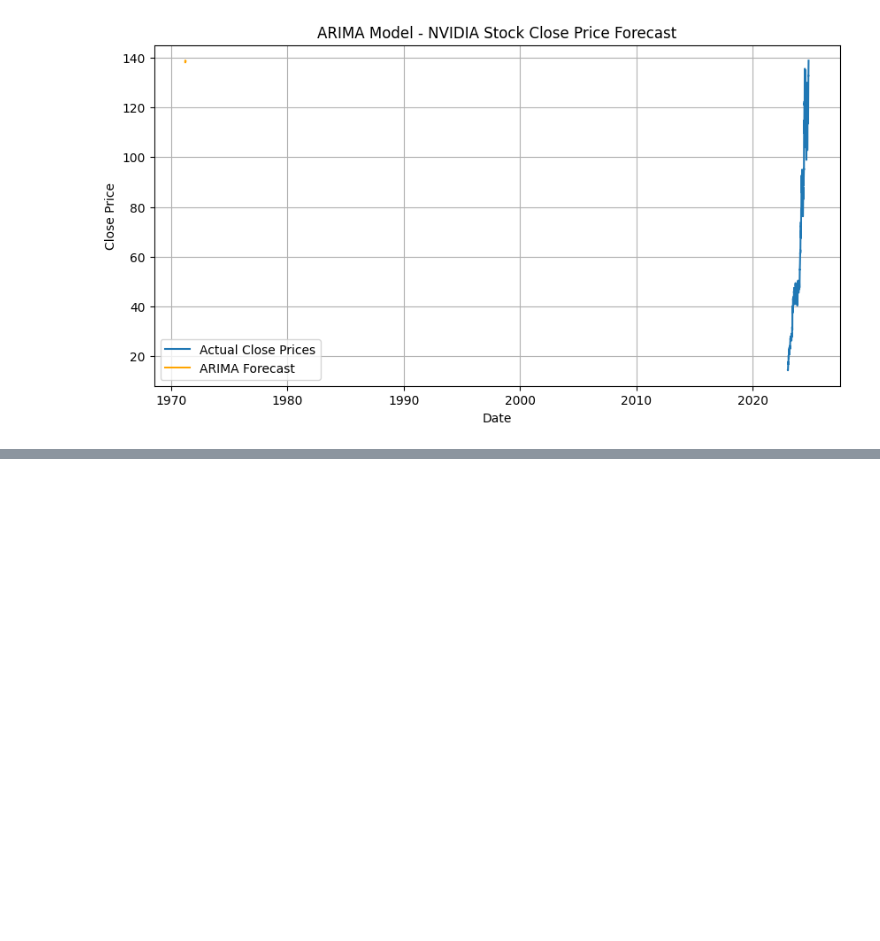
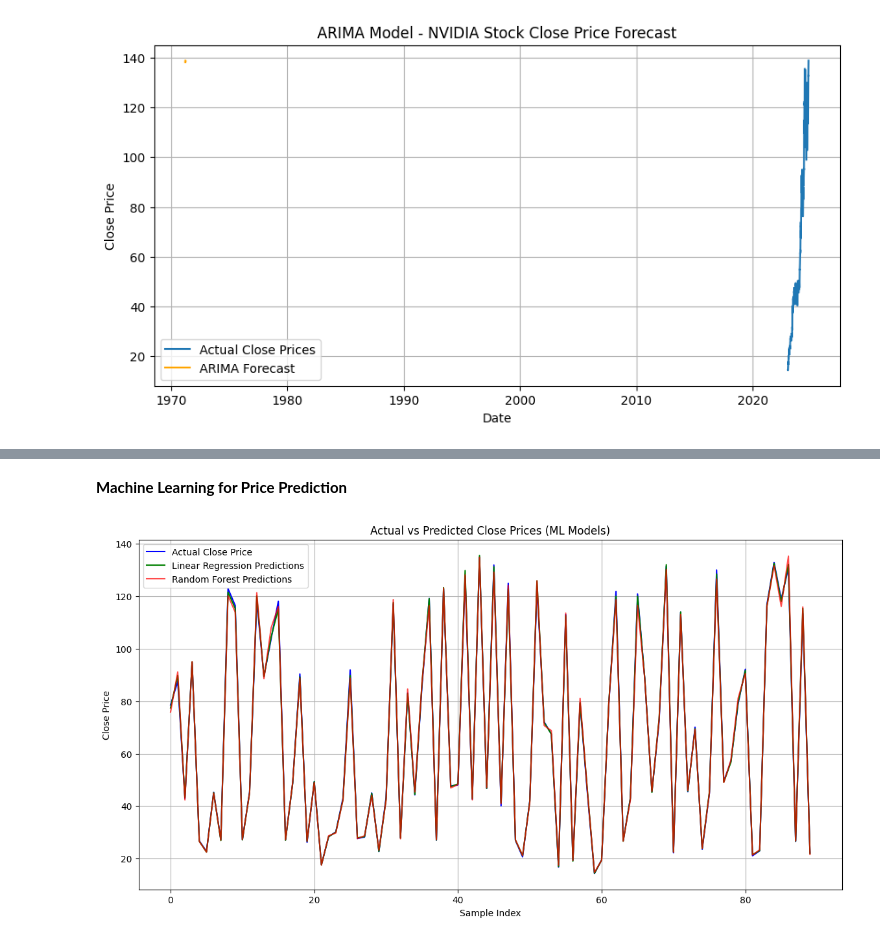
Before and after one commit to mervegb/stock-market-analysis-lstm, a Jupyter notebook: analysis-modeling-nvidia-data.ipynb, the cells around one changed output, grey strips where cells are left out. Cells and saved outputs as stored; diff of their text form; code cells hidden in the pictures; blank space fills up the shorter version.

```diff
--- a/analysis-modeling-nvidia-data.ipynb
+++ b/analysis-modeling-nvidia-data.ipynb
@@ -180,0 +199,37 @@ arima_forecasting(data)
+# %% [markdown]
+**Machine Learning for Price Prediction**
+# %%
+#Prepare the dataset for ML
+data["Day"] = data.index.day
+data["Month"] = data.index.month
+data["Year"] = data.index.year
+
+features = data[["Open", "High", "Low", "Day", "Month", "Year"]].fillna(0)
+target = data["Close"].fillna(0)
+
+#Split into training and testing sets
+X_train, X_test, y_train, y_test = train_test_split(features, target, test_size=0.2, random_state=42)
+
+#Linear Regression Model
+lr_model = LinearRegression()
+lr_model.fit(X_train, y_train)
+lr_predictions = lr_model.predict(X_test)
+
+#Random Forest Model
+rf_model = RandomForestRegressor(n_estimators=100, random_state=42)
+rf_model.fit(X_train, y_train)
+rf_predictions = rf_model.predict(X_test)
+
+#Plot Linear Regression vs Random Forest Predictions
+plt.figure(figsize=(14,7))
+plt.plot(y_test.values, label="Actual Close Price", color="blue")
+plt.plot(lr_predictions, label="Linear Regression Predictions", color="green")
+plt.plot(rf_predictions, label="Random Forest Predictions", color="red", alpha=0.7)
+plt.title("Actual vs Predicted Close Prices (ML Models)")
+plt.xlabel("Sample Index")
+plt.ylabel("Close Price")
+plt.legend()
+plt.grid(True)
+plt.show()
+# %% [output]
+[figure, added]
```
Also changed, not shown: parts of 2 cells of this notebook.
